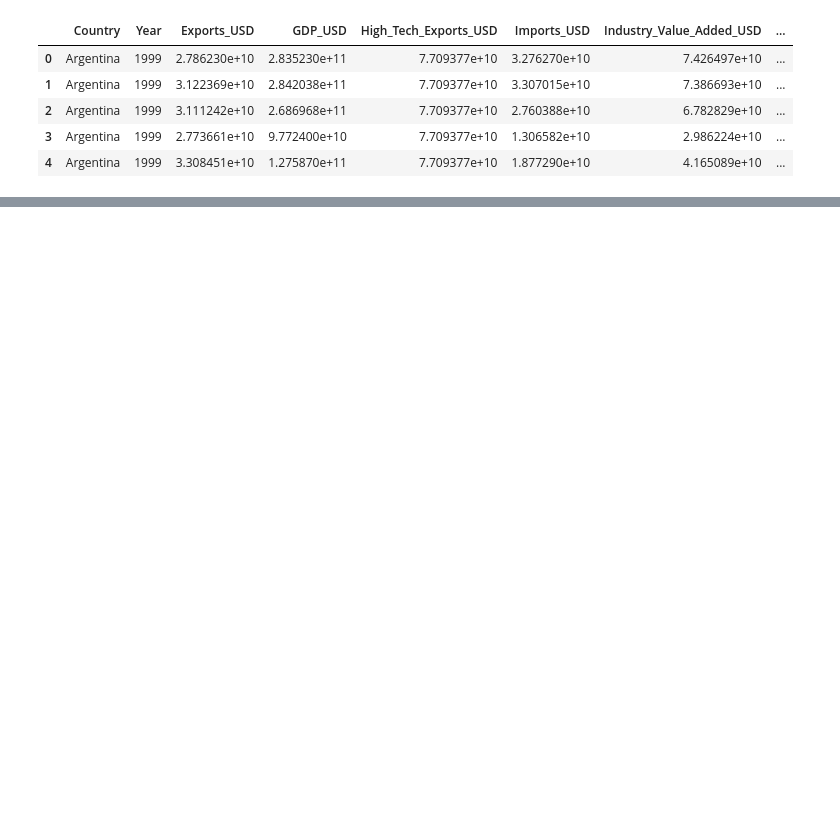
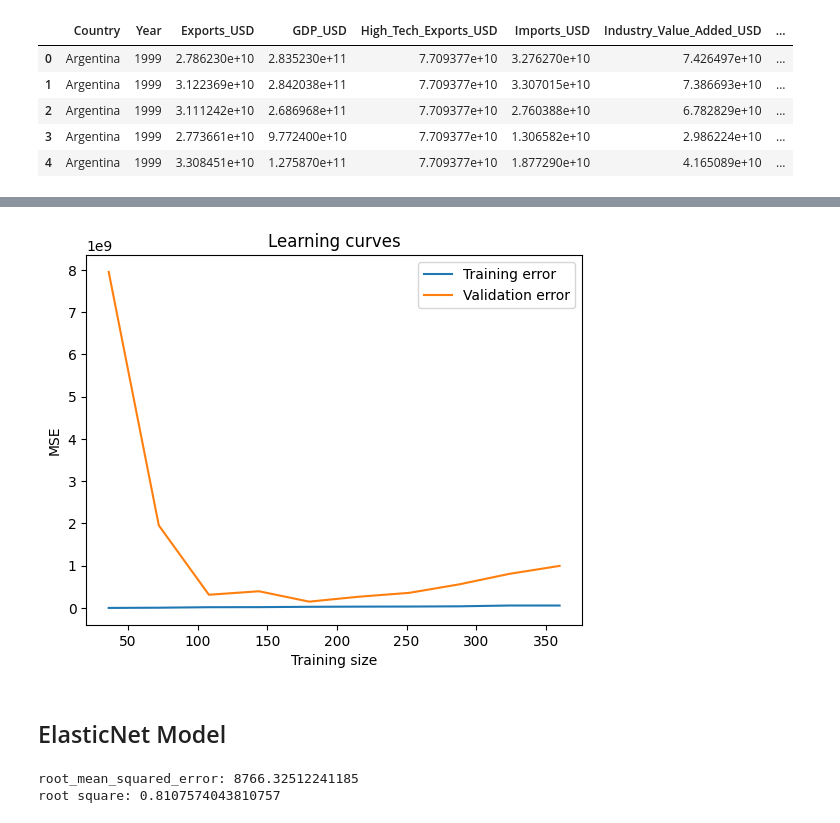
Before and after one commit to koto253/Data_Science_Portfolio, a Jupyter notebook: modeling.ipynb, the cells around one changed output, grey strips where cells are left out. Saved outputs shown, nothing was run; the diff lists cells and outputs as text; code cells hidden in the pictures; blank space fills up the shorter version.

```diff
--- a/modeling.ipynb
+++ b/modeling.ipynb
@@ -65,0 +131,15 @@ r_square:  0.9862155739398759
+# %%
+train_sizes, train_scores, test_scores = learning_curve(lasso_reg, X, y, cv=5, scoring='neg_mean_squared_error', n_jobs=-1, train_sizes=np.linspace(0.1, 1.0, 10))
+train_scores_mean = -train_scores.mean(axis=1)
+test_scores_mean = -test_scores.mean(axis=1)
+
+plt.figure()
+plt.plot(train_sizes, train_scores_mean, label='Training error')
+plt.plot(train_sizes, test_scores_mean, label='Validation error')
+plt.ylabel('MSE')
+plt.xlabel('Training size')
+plt.title('Learning curves')
+plt.legend()
+plt.show()
+# %% [output]
+[figure, added]
@@ -66,22 +157,21 @@ r_square:  0.9862155739398759
+# %% [markdown]
+## ElasticNet Model
 # %%
-# decision tree model
+# Train the model
+elastic_net_reg = ElasticNet()
 
-from sklearn.tree import DecisionTreeRegressor
-from sklearn.metrics import mean_squared_error
+elastic_net_reg.fit(X_train, y_train)
 
-# build model
-reg_model = DecisionTreeRegressor()
+# make predictions
+elastic_net_pred = elastic_net_reg.predict(X_test)
 
-# fit model
-reg_model.fit(X_train, y_train)
-
-# make prediction
-y_pred_reg = reg_model.predict(X_test)
-
-# rmse
-rmse_reg = root_mean_squared_error(y_test, y_pred_reg)
-r_square_reg = r2_score(y_test, y_pred_reg)
+# Evaluate the model
+elastic_net_rmse = root_mean_squared_error(y_test, elastic_net_pred)
+elastic_net_r2 = r2_score(y_test, elastic_net_pred)
 
 # output result
-print(f'root_mean_squared_error: {rmse_reg}')
-print(f'root square: {r_square_reg}')
+print(f'root_mean_squared_error: {elastic_net_rmse}')
+print(f'root square: {elastic_net_r2}')
+# %% [output]
+root_mean_squared_error: 8766.32512241185
+root square: 0.8107574043810757
```
Also changed, not shown: parts of 29 cells of this notebook, 1 other file.
